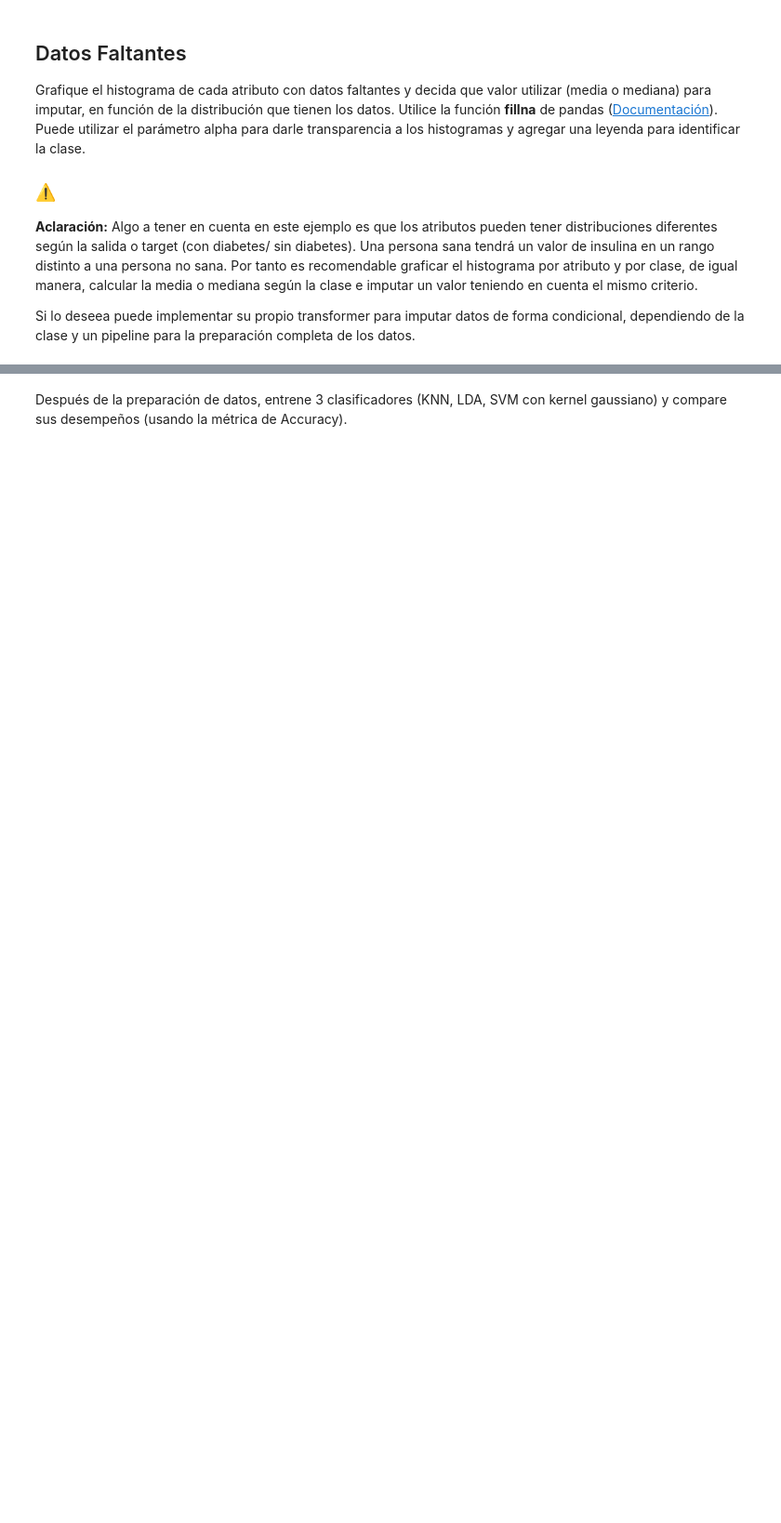
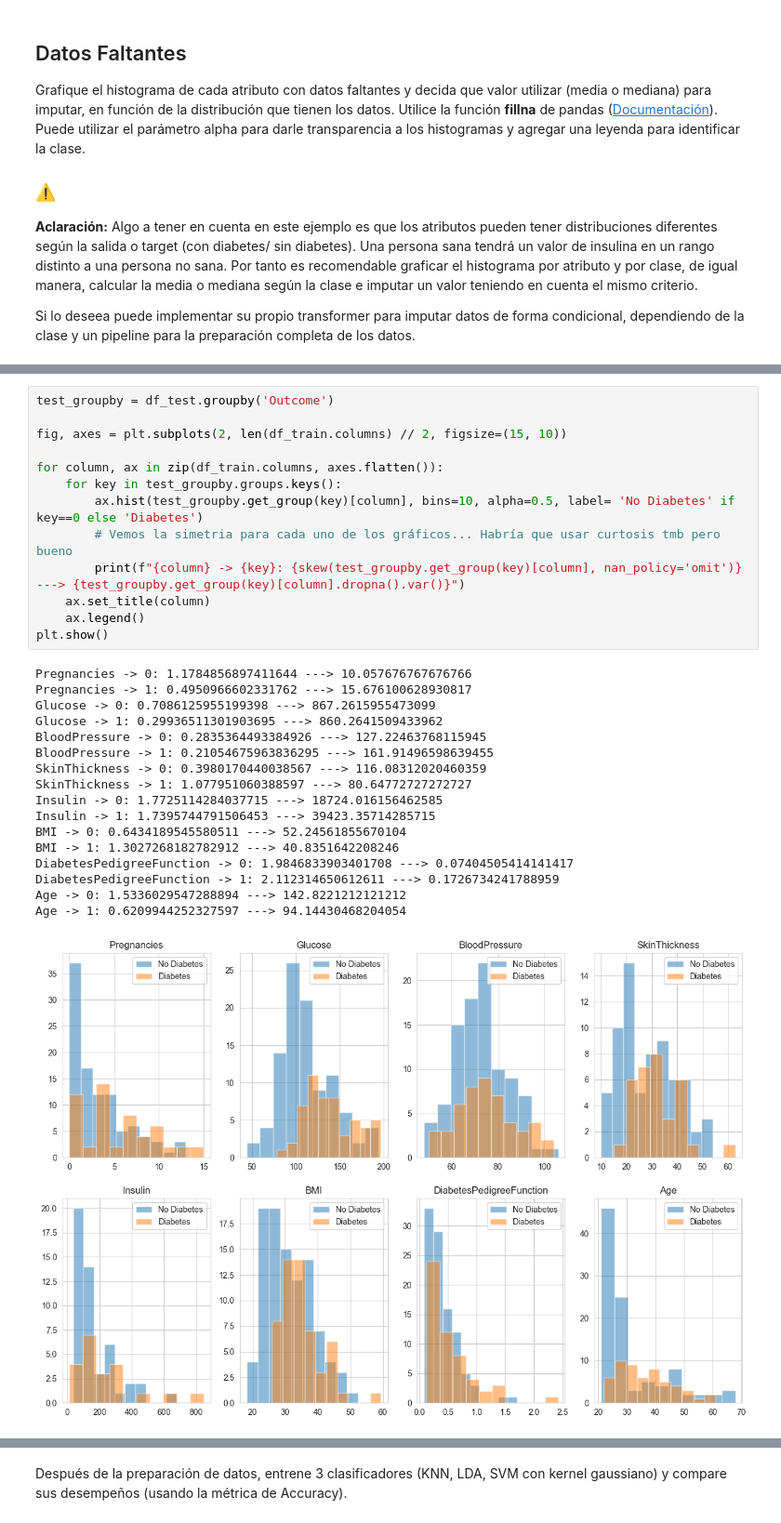
Before and after one commit to Nefertumm/AM, a Jupyter notebook: Semana2-LDA-SVM/Entregables/Diabetes.ipynb, the cells around one changed output, grey strips where cells are left out. Shown: that part at 93% size. Saved outputs shown, nothing was run; the diff lists cells and outputs as text; blank space fills up the shorter version.

```diff
--- a/Semana2-LDA-SVM/Entregables/Diabetes.ipynb
+++ b/Semana2-LDA-SVM/Entregables/Diabetes.ipynb
@@ -116,0 +269,31 @@ Si lo deseea puede implementar su propio transformer para imputar datos de forma
+# %%
+test_groupby = df_test.groupby('Outcome')
+
+fig, axes = plt.subplots(2, len(df_train.columns) // 2, figsize=(15, 10))
+
+for column, ax in zip(df_train.columns, axes.flatten()):
+    for key in test_groupby.groups.keys():
+        ax.hist(test_groupby.get_group(key)[column], bins=10, alpha=0.5, label= 'No Diabetes' if key==0 else 'Diabetes')
+        # Vemos la simetria para cada uno de los gráficos... Habría que usar curtosis tmb pero bueno
+        print(f"{column} -> {key}: {skew(test_groupby.get_group(key)[column], nan_policy='omit')} ---> {test_groupby.get_group(key)[column].dropna().var()}")
+    ax.set_title(column)
+    ax.legend()
+plt.show()
+# %% [output]
+Pregnancies -> 0: 1.1784856897411644 ---> 10.057676767676766
+Pregnancies -> 1: 0.4950966602331762 ---> 15.676100628930817
+Glucose -> 0: 0.7086125955199398 ---> 867.2615955473099
+Glucose -> 1: 0.29936511301903695 ---> 860.2641509433962
+BloodPressure -> 0: 0.2835364493384926 ---> 127.22463768115945
+BloodPressure -> 1: 0.21054675963836295 ---> 161.91496598639455
+SkinThickness -> 0: 0.3980170440038567 ---> 116.08312020460359
+SkinThickness -> 1: 1.077951060388597 ---> 80.64772727272727
+Insulin -> 0: 1.7725114284037715 ---> 18724.016156462585
+Insulin -> 1: 1.7395744791506453 ---> 39423.35714285715
+BMI -> 0: 0.6434189545580511 ---> 52.24561855670104
+BMI -> 1: 1.3027268182782912 ---> 40.8351642208246
+DiabetesPedigreeFunction -> 0: 1.9846833903401708 ---> 0.07404505414141417
+DiabetesPedigreeFunction -> 1: 2.112314650612611 ---> 0.1726734241788959
+Age -> 0: 1.5336029547288894 ---> 142.8221212121212
+Age -> 1: 0.6209944252327597 ---> 94.14430468204054
+[figure, added]
```
Also changed, not shown: parts of 23 cells of this notebook.
